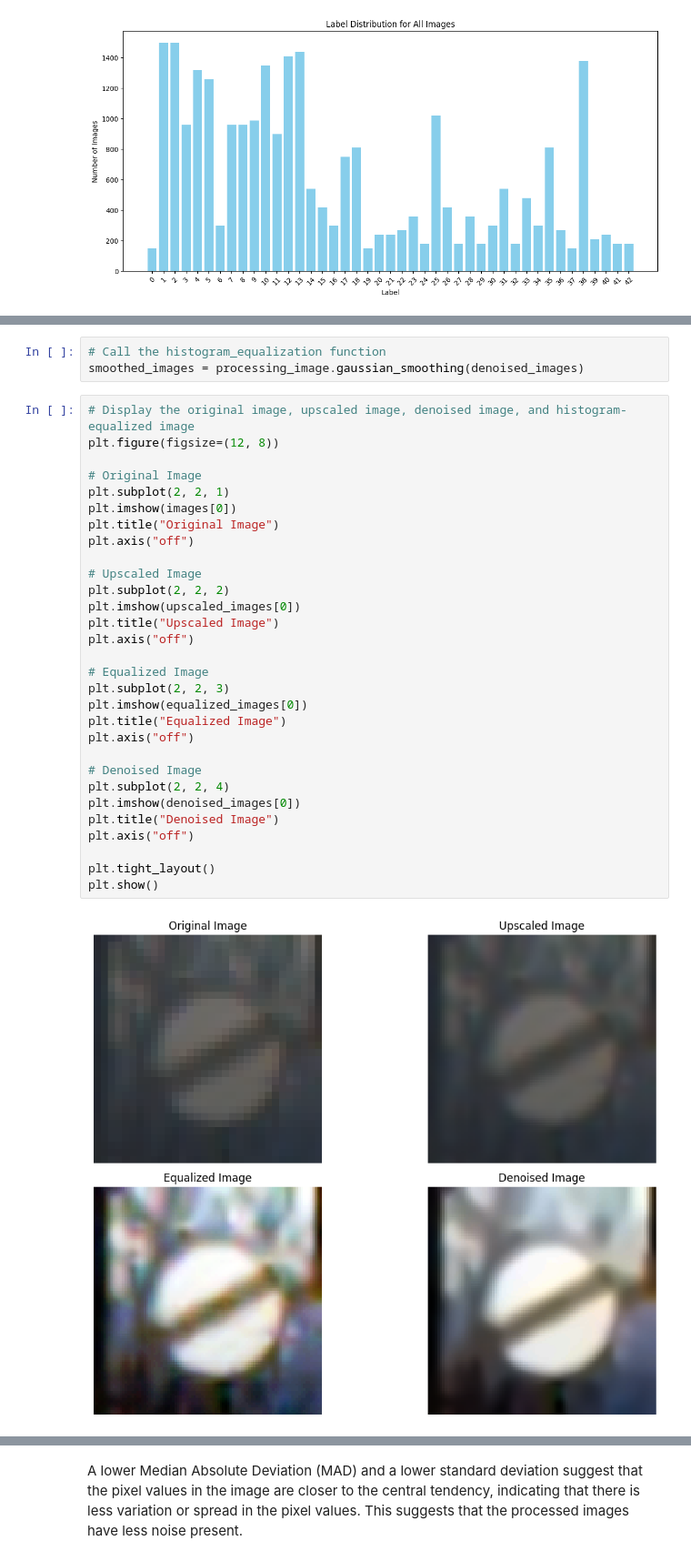
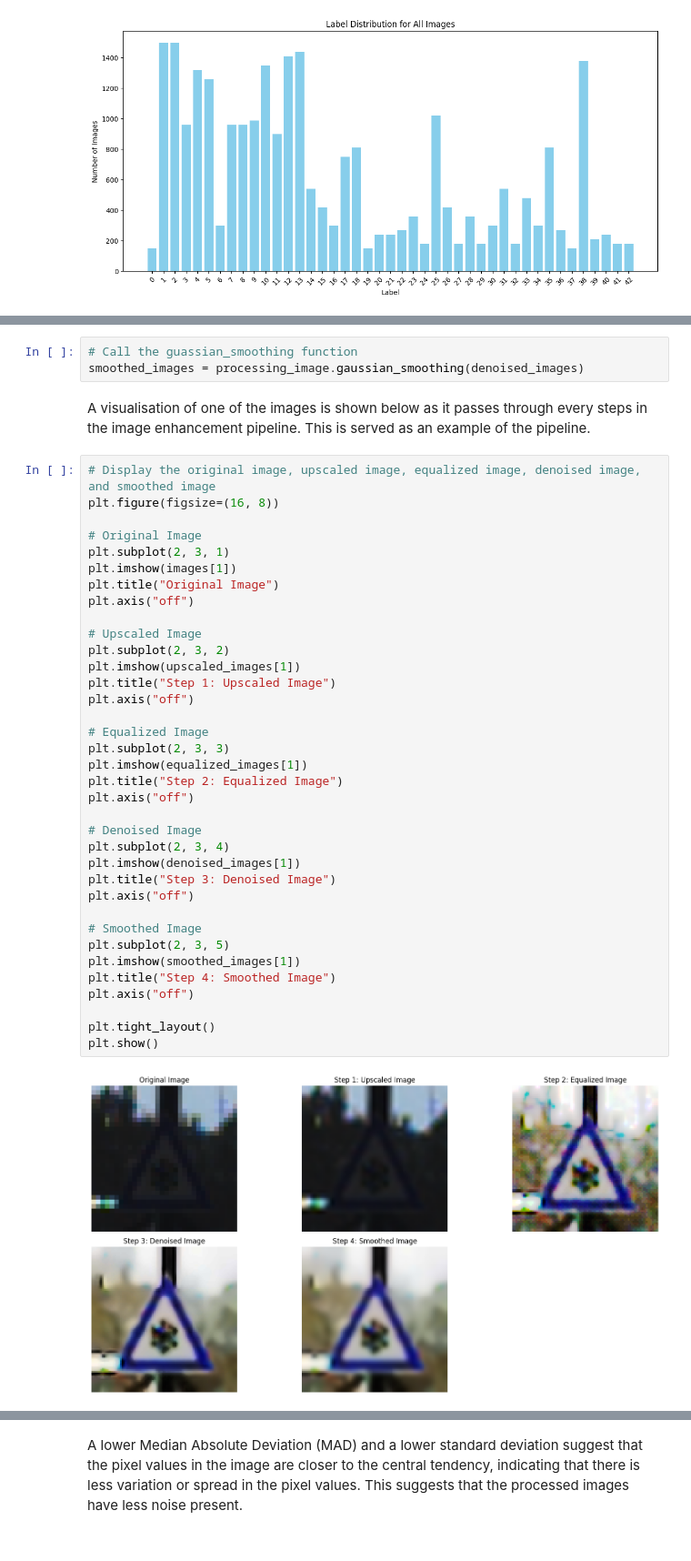
Before and after one commit to Jieoi/traffic_sign_recognition, a Jupyter notebook: train_data_preparation_simple.ipynb, the cells around one changed output, grey strips where cells are left out. Shown at 91% size. Cells and saved outputs as stored; diff of their text form.

```diff
--- a/train_data_preparation_simple.ipynb
+++ b/train_data_preparation_simple.ipynb
@@ -252,35 +291,43 @@ excuted once
 # %%
-# Call the histogram_equalization function
+# Call the guassian_smoothing function
 smoothed_images = processing_image.gaussian_smoothing(denoised_images)
+# %% [markdown]
+A visualisation of one of the images is shown below as it passes through every steps in the image enhancement pipeline. This is served as an example of the pipeline.
 # %%
-# Display the original image, upscaled image, denoised image, and histogram-equalized image
-plt.figure(figsize=(12, 8))
+# Display the original image, upscaled image, equalized image, denoised image, and smoothed image
+plt.figure(figsize=(16, 8))
 
 # Original Image
-plt.subplot(2, 2, 1)
-plt.imshow(images[0])
+plt.subplot(2, 3, 1)
+plt.imshow(images[1])
 plt.title("Original Image")
 plt.axis("off")
 
 # Upscaled Image
-plt.subplot(2, 2, 2)
-plt.imshow(upscaled_images[0])
-plt.title("Upscaled Image")
+plt.subplot(2, 3, 2)
+plt.imshow(upscaled_images[1])
+plt.title("Step 1: Upscaled Image")
 plt.axis("off")
 
 # Equalized Image
-plt.subplot(2, 2, 3)
-plt.imshow(equalized_images[0])
-plt.title("Equalized Image")
+plt.subplot(2, 3, 3)
+plt.imshow(equalized_images[1])
+plt.title("Step 2: Equalized Image")
 plt.axis("off")
 
 # Denoised Image
-plt.subplot(2, 2, 4)
-plt.imshow(denoised_images[0])
-plt.title("Denoised Image")
+plt.subplot(2, 3, 4)
+plt.imshow(denoised_images[1])
+plt.title("Step 3: Denoised Image")
+plt.axis("off")
+
+# Smoothed Image
+plt.subplot(2, 3, 5)
+plt.imshow(smoothed_images[1])
+plt.title("Step 4: Smoothed Image")
 plt.axis("off")
 
 plt.tight_layout()
 plt.show()
 # %% [output]
-[figure, old version]
+[figure, new version]
```
Also changed, not shown: parts of 71 cells of this notebook.
